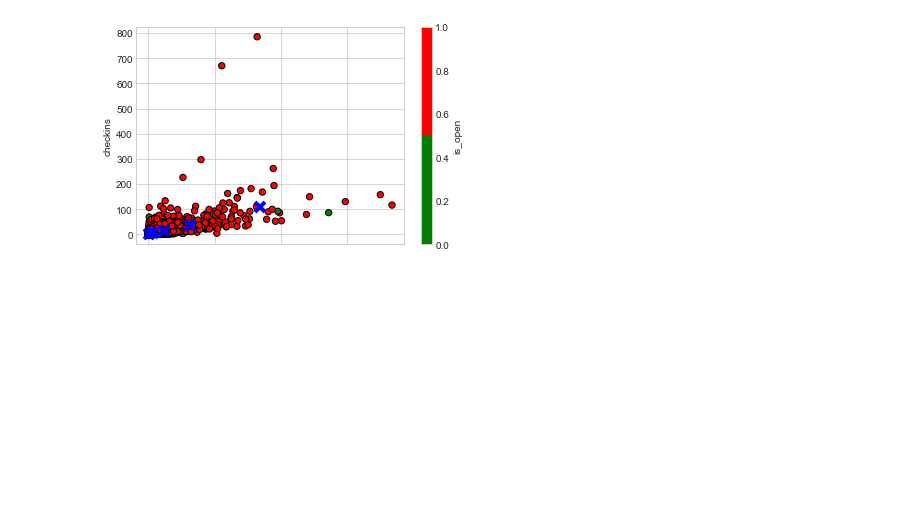
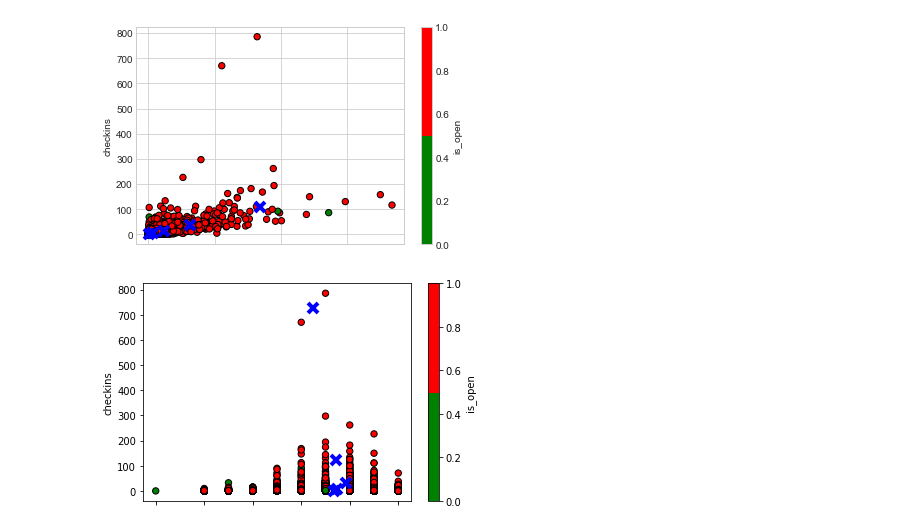
Before and after one commit to arnoldDevin/CSCI4502_Group_Project, a Jupyter notebook: code/Clustering and K-Nearest Neighbors.ipynb, the cells around one changed output. Cells and saved outputs as stored; diff of their text form; code cells hidden in the pictures; blank space fills up the shorter version.

Commit message:
Update Clustering and KNN notebook/Add stars_checkins clustering image

```diff
--- a/code/Clustering and K-Nearest Neighbors.ipynb
+++ b/code/Clustering and K-Nearest Neighbors.ipynb
@@ -188,3 +188,29 @@ for i in range(k):
 plt.show()
 # %% [output]
 [figure]
+# %%
+df = df_full[['stars', 'checkins']]
+df_cluster = np.array(df)
+
+k = 5
+kmeans = cluster.KMeans(n_clusters = k)
+kmeans.fit(df)
+
+labels = kmeans.labels_
+centroids = kmeans.cluster_centers_
+
+cmap_bold = ListedColormap(['green','red'])
+# plot the data observations
+df_full.plot(kind = 'scatter', x = "stars", y = "checkins", c ="is_open", marker = 'o', s = 40, edgecolors = 'black', colormap= cmap_bold)
+
+for i in range(k):
+    # select only data observations with cluster label == i
+    ds = df_cluster[np.where(labels==i)]
+    # plot the centroids
+    lines = plt.plot(centroids[i,0],centroids[i,1],'kx', markeredgecolor='blue')
+    # make the centroid x's bigger
+    plt.setp(lines,ms=10.0)
+    plt.setp(lines,mew=4.0)
+plt.show()
+# %% [output]
+[figure, added]
```
Also changed, not shown: 1 other file.
